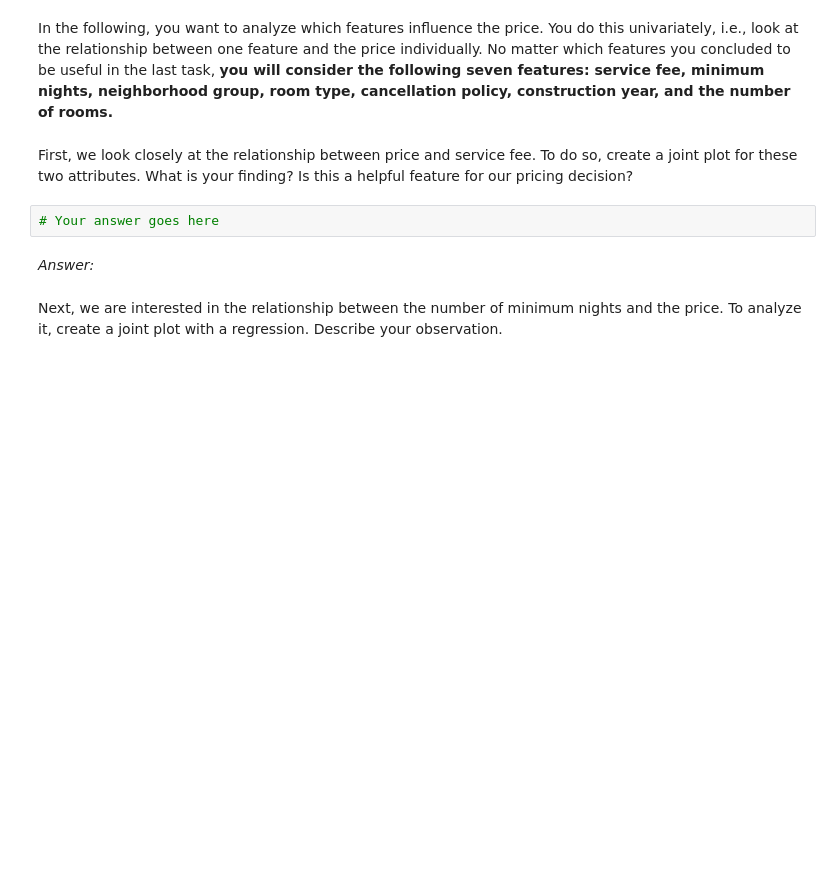
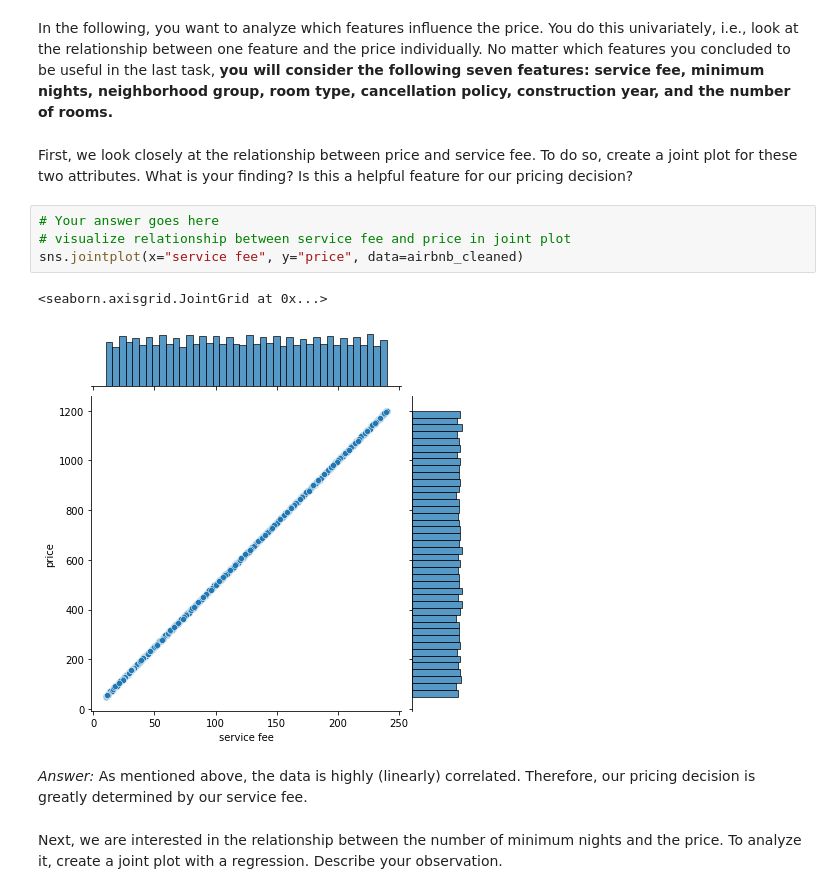
Before and after one commit to CodingTil/2022_23---Introduction-to-Data-Science---Exercises, a Jupyter notebook: assignment_1/assignment_1.ipynb, the cells around one changed output. Drawn from its saved outputs; the diff is of its cells as text; blank space fills up the shorter version.

```diff
--- a/assignment_1/assignment_1.ipynb
+++ b/assignment_1/assignment_1.ipynb
@@ -100,8 +231,14 @@ In the following, you want to analyze which features influence the price. You do
 First, we look closely at the relationship between price and service fee. To do so, create a joint plot for these two attributes. What is your finding? Is this a helpful feature for our pricing decision?
 # %%
 # Your answer goes here
+# visualize relationship between service fee and price in joint plot
+sns.jointplot(x="service fee", y="price", data=airbnb_cleaned)
+# %% [output]
+<seaborn.axisgrid.JointGrid at 0x...>
+[figure, added]
 # %% [markdown]
 _Answer:_
+As mentioned above, the data is highly (linearly) correlated. Therefore, our pricing decision is greatly determined by our service fee.
 # %% [markdown]
 Next, we are interested in the relationship between the number of minimum nights and the price. To analyze it, create a joint plot with a regression. Describe your observation.
 # %%
```
Also changed, not shown: parts of 23 cells of this notebook.
